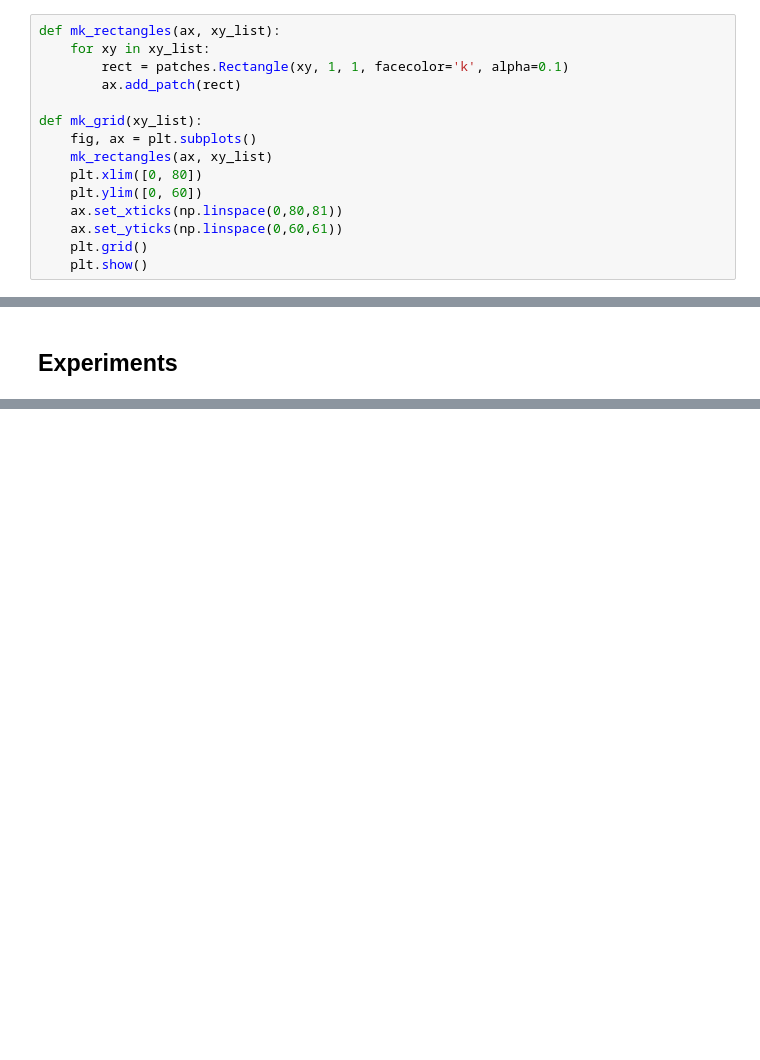
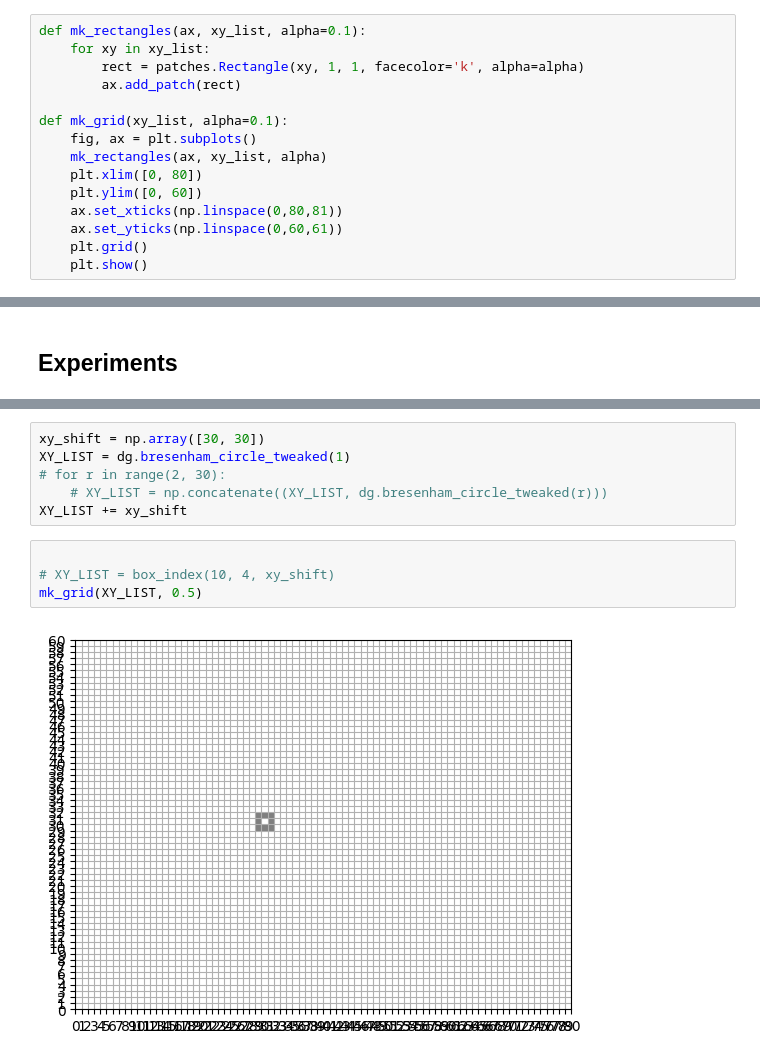
Before and after one commit to doomgutt/--Bowels--, a Jupyter notebook: notebooks/drawing_testing.ipynb, the cells around one changed output, grey strips where cells are left out. Saved outputs shown, nothing was run; the diff lists cells and outputs as text; blank space fills up the shorter version.

```diff
--- a/notebooks/drawing_testing.ipynb
+++ b/notebooks/drawing_testing.ipynb
@@ -7,14 +14,14 @@ from src.game import discrete_lines
 # %% [markdown]
 ## Matplotlib stuff
 # %%
-def mk_rectangles(ax, xy_list):
+def mk_rectangles(ax, xy_list, alpha=0.1):
     for xy in xy_list:
-        rect = patches.Rectangle(xy, 1, 1, facecolor='k', alpha=0.1)
+        rect = patches.Rectangle(xy, 1, 1, facecolor='k', alpha=alpha)
         ax.add_patch(rect)
 
-def mk_grid(xy_list):
+def mk_grid(xy_list, alpha=0.1):
     fig, ax = plt.subplots()
-    mk_rectangles(ax, xy_list)
+    mk_rectangles(ax, xy_list, alpha)
     plt.xlim([0, 80])
     plt.ylim([0, 60])
     ax.set_xticks(np.linspace(0,80,81))
@@ -55,0 +79,12 @@ mk_grid(radial.reshape(-1, len(xy)))
+# %%
+xy_shift = np.array([30, 30])
+XY_LIST = dg.bresenham_circle_tweaked(1)
+# for r in range(2, 30):
+    # XY_LIST = np.concatenate((XY_LIST, dg.bresenham_circle_tweaked(r)))
+XY_LIST += xy_shift
+# %%
+
+# XY_LIST = box_index(10, 4, xy_shift)
+mk_grid(XY_LIST, 0.5)
+# %% [output]
+[figure, added]
```
Also changed, not shown: parts of 7 cells of this notebook, 14 other files.
